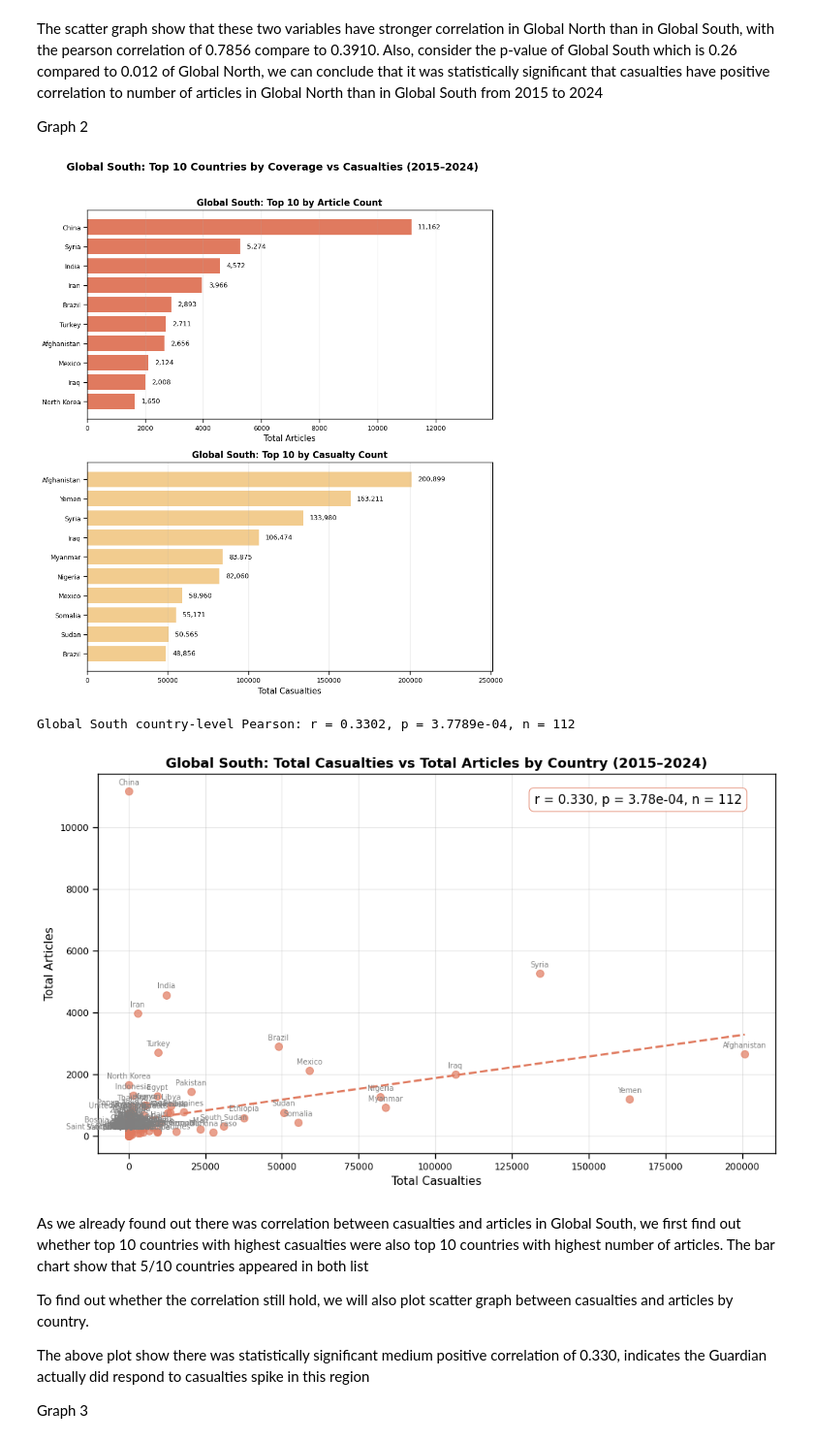
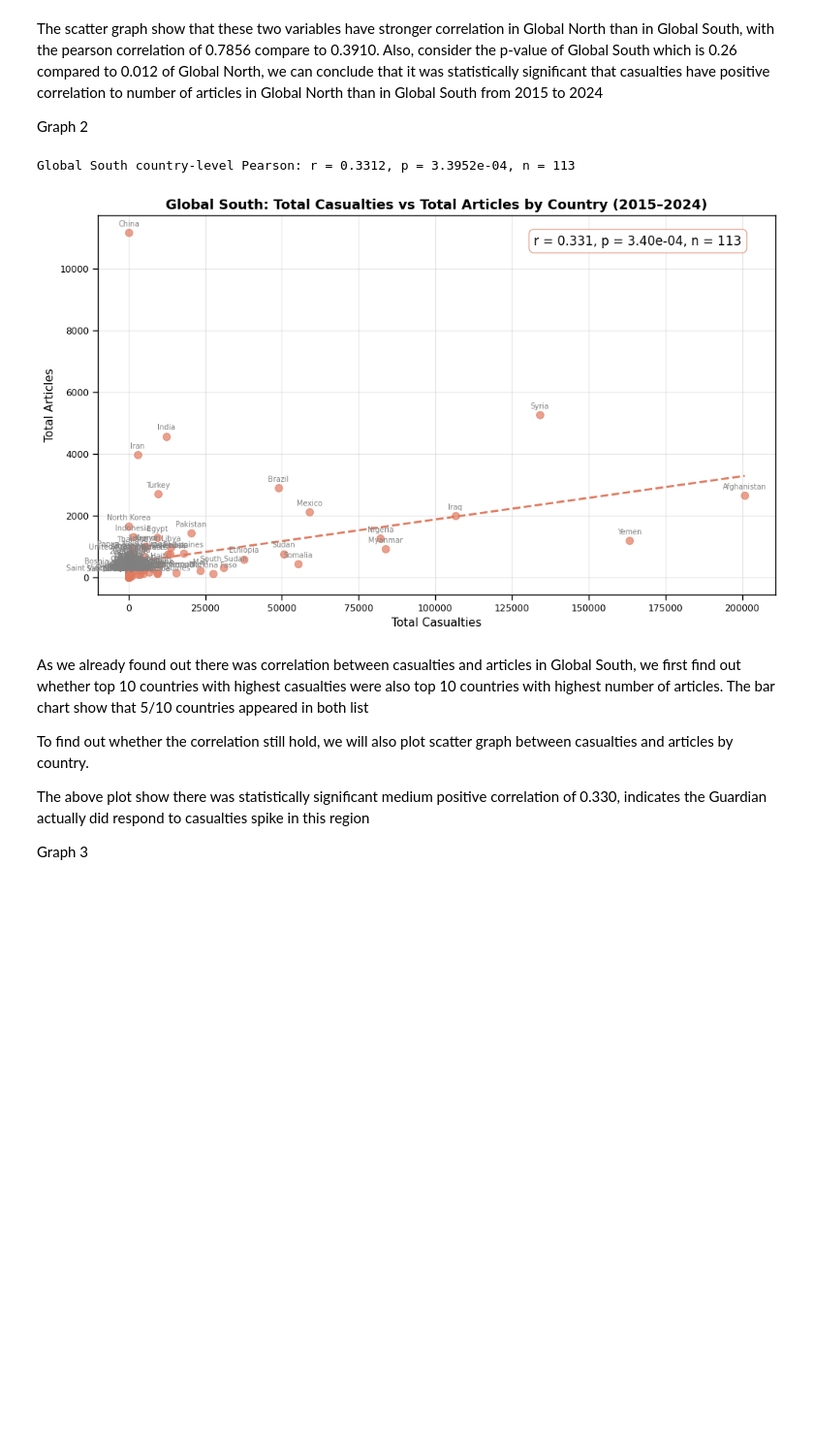
Before and after one commit to Harry9087655/ST115-group-project, a Jupyter notebook: analysis/analysis.ipynb, the cells around one changed output. Shown at 97% size. Saved outputs shown, nothing was run; the diff lists cells and outputs as text; code cells hidden in the pictures; blank space fills up the shorter version.

```diff
--- a/analysis/analysis.ipynb
+++ b/analysis/analysis.ipynb
@@ -1207,19 +1264,13 @@ The scatter graph show that these two variables have stronger correlation in Glo
 
 Graph 2
 # %%
-build_top10_bars(
-    master, 'Global South', '#E07A5F', '#F2CC8F',
-    'Global South: Top 10 Countries by Coverage vs Casualties (2015–2024)'
-)
-
 build_scatter(
     master, 'Global South', '#E07A5F',
     'Global South: Total Casualties vs Total Articles by Country (2015–2024)'
 )
 # %% [output]
+Global South country-level Pearson: r = 0.3312, p = 3.3952e-04, n = 113
-[figure, old version]
+[figure, new version]
-Global South country-level Pearson: r = 0.3302, p = 3.7789e-04, n = 112
-[figure, removed]
 # %% [markdown]
 As we already found out there was correlation between casualties and articles in Global South, we first find out whether top 10 countries with highest casualties were also top 10 countries with highest number of articles. The bar chart show that 5/10 countries appeared in both list
 
```
Also changed, not shown: parts of 10 cells of this notebook.
